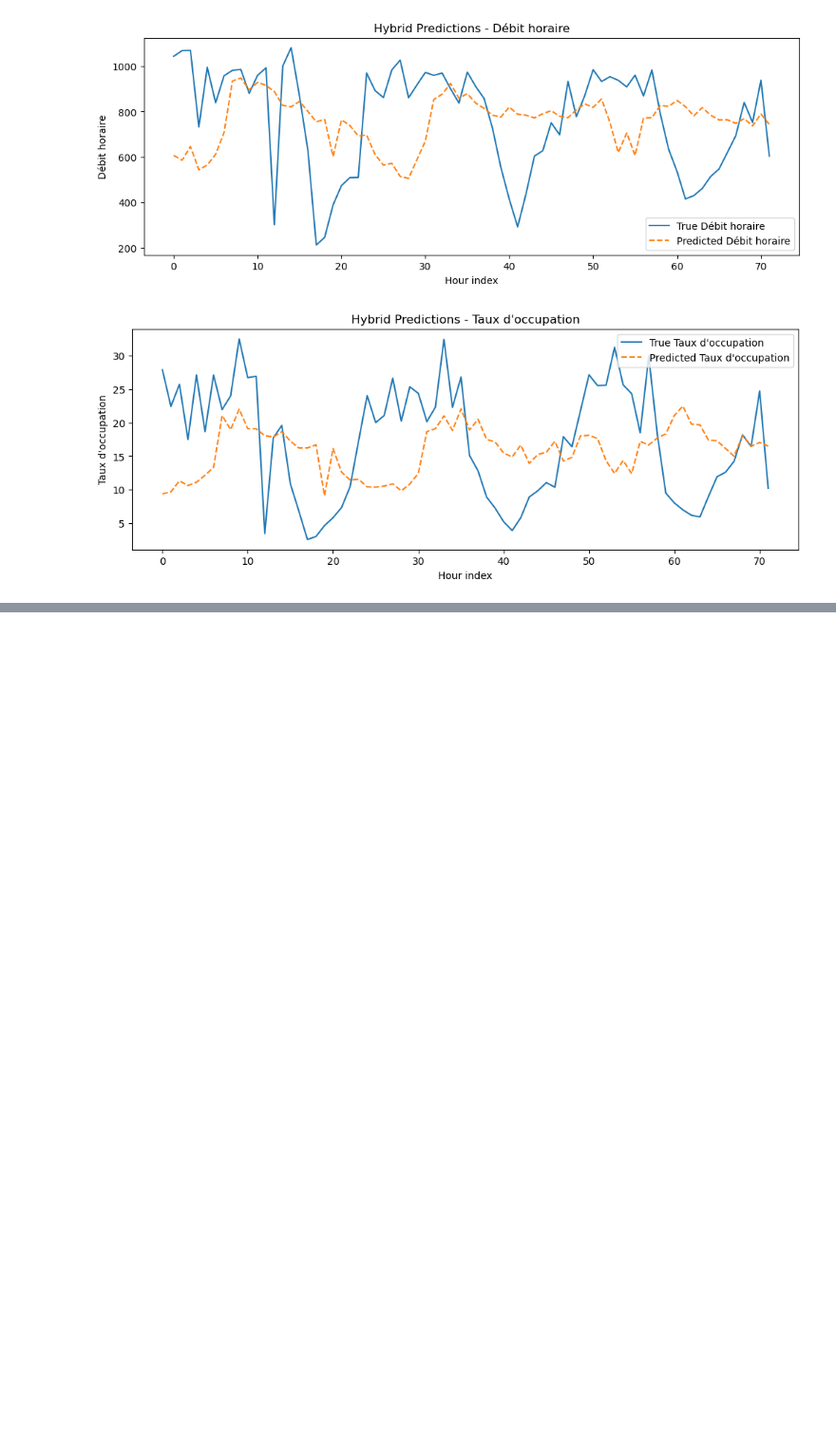
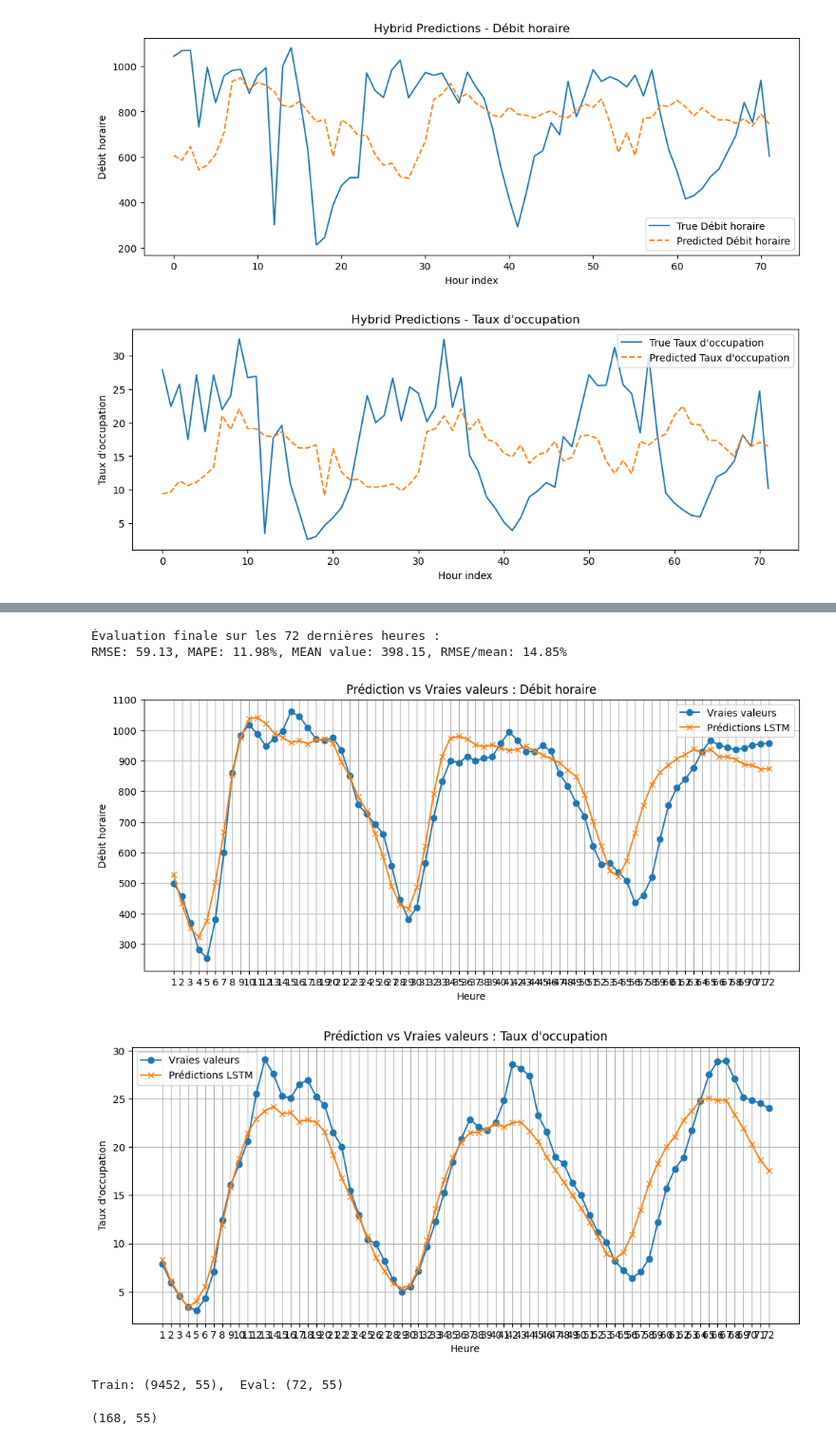
Before and after one commit to JimmyGuertin/Datathon-BCG, a Jupyter notebook: notebooks/forecasting_champs.ipynb, the cells around one changed output, grey strips where cells are left out. Shown at 95% size. Cells and saved outputs as stored; diff of their text form; code cells hidden in the pictures; blank space fills up the shorter version.

```diff
--- a/notebooks/forecasting_champs.ipynb
+++ b/notebooks/forecasting_champs.ipynb
@@ -275,0 +614,57 @@ for i, target in enumerate(targets):
+# %%
+import matplotlib.pyplot as plt
+def evaluate_metrics(y_true, y_pred):
+    rmse = np.sqrt(mean_squared_error(y_true, y_pred))
+    mape = mean_absolute_percentage_error(y_true, y_pred)
+    rmse_mean = rmse / np.mean(y_true)
+    return rmse, mape, rmse_mean, np.mean(y_true)
+
+rmse_final, mape_final, rmse_mean_final, mean_true = evaluate_metrics(final_eval_true, y_pred)
+print("\nÉvaluation finale sur les 72 dernières heures :")
+print(f"RMSE: {rmse_final:.2f}, MAPE: {mape_final:.2%}, MEAN value: {mean_true:.2f}, RMSE/mean: {rmse_mean_final:.2%}")
+# Indices horaires pour l'affichage
+hours = np.arange(1, PRED_LENGTH + 1)
+
+# Plot pour chaque target
+for i, target in enumerate(targets):
+    plt.figure(figsize=(12, 5))
+    plt.plot(hours, final_eval_true[:, i], marker='o', label='Vraies valeurs')
+    plt.plot(hours, y_pred[:, i], marker='x', label='Prédictions LSTM')
+    plt.title(f'Prédiction vs Vraies valeurs : {target}')
+    plt.xlabel('Heure')
+    plt.ylabel(target)
+    plt.xticks(hours)
+    plt.grid(True)
+    plt.legend()
+    plt.show()
+# %% [output]
+Évaluation finale sur les 72 dernières heures :
+RMSE: 59.13, MAPE: 11.98%, MEAN value: 398.15, RMSE/mean: 14.85%
+[figure, added]
+[figure, added]
+# %%
+final_eval_size = 72
+seq_length = 168
+
+# On garde les 168h avant la période finale pour le contexte
+context_start = -(seq_length + final_eval_size)
+context_end = -final_eval_size
+
+train_val_df = df_champs.iloc[:-final_eval_size].copy()   # tout ce qui est AVANT le contexte
+#context_df = df_champs.iloc[context_start:context_end].copy()  # les 168h de contexte
+final_eval_df = df_champs.iloc[-final_eval_size:].copy()       # les 72h à prédire
+
+print(f"Train: {train_val_df.shape},  Eval: {final_eval_df.shape}")
+
+lstm_model = LSTMTimeSeries(
+    features=features,
+    targets=targets,
+    seq_length=seq_length,
+    pred_length=final_eval_size
+)
+# %% [output]
+Train: (9452, 55),  Eval: (72, 55)
+# %%
+train_val_df[-168:].shape
+# %% [output]
+(168, 55)
```
Also changed, not shown: parts of 14 cells of this notebook, 18 other files.
